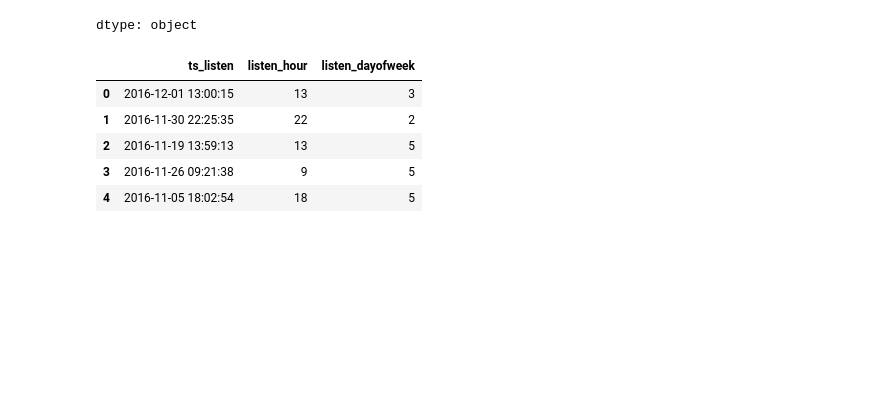
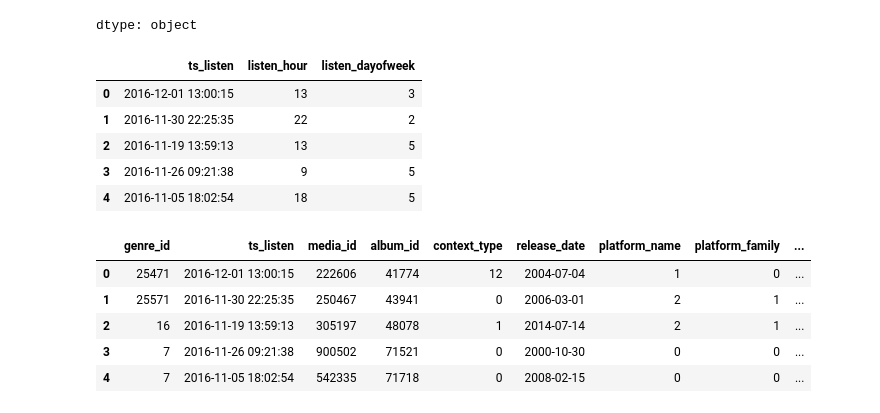
Before and after one commit to migub/recommender-systems, a Jupyter notebook: Data_Preparation.ipynb, the cells around one changed output. Drawn from its saved outputs; the diff is of its cells as text; code cells hidden in the pictures; blank space fills up the shorter version.

```diff
--- a/Data_Preparation.ipynb
+++ b/Data_Preparation.ipynb
@@ -119,4 +118,37 @@ display(data[['ts_listen', 'listen_hour', 'listen_dayofweek']].head())
 | 2 | 2016-11-19 13:59:13 | 13 | 5 |
 | 3 | 2016-11-26 09:21:38 | 9 | 5 |
 | 4 | 2016-11-05 18:02:54 | 18 | 5 |
+# %%
+## 6. Normalize Data
+# Function to remove outliers using IQR
+def remove_outliers(df, column):
+    Q1 = df[column].quantile(0.25)
+    Q3 = df[column].quantile(0.75)
+    IQR = Q3 - Q1
+    lower_bound = Q1 - 1.5 * IQR
+    upper_bound = Q3 + 1.5 * IQR
+    return df[(df[column] >= lower_bound) & (df[column] <= upper_bound)]
+
+# Remove outliers from media_duration and user_age
+data = remove_outliers(data, 'media_duration')
+data = remove_outliers(data, 'user_age')
+
+# Select numerical columns to normalize (excluding ID columns)
+numerical_cols = ['media_duration', 'user_age']
+
+# Initialize the MinMaxScaler
+scaler = MinMaxScaler()
+
+# Apply normalization
+data[numerical_cols] = scaler.fit_transform(data[numerical_cols])
+
+# Display normalized data
+display(data.head())
+# %% [output]
+|  | genre_id | ts_listen | media_id | album_id | context_type | release_date | platform_name | platform_family | ... |
+| 0 | 25471 | 2016-12-01 13:00:15 | 222606 | 41774 | 12 | 2004-07-04 | 1 | 0 | ... |
+| 1 | 25571 | 2016-11-30 22:25:35 | 250467 | 43941 | 0 | 2006-03-01 | 2 | 1 | ... |
+| 2 | 16 | 2016-11-19 13:59:13 | 305197 | 48078 | 1 | 2014-07-14 | 2 | 1 | ... |
+| 3 | 7 | 2016-11-26 09:21:38 | 900502 | 71521 | 0 | 2000-10-30 | 0 | 0 | ... |
+| 4 | 7 | 2016-11-05 18:02:54 | 542335 | 71718 | 0 | 2008-02-15 | 0 | 0 | ... |
 # %%
```
Also changed, not shown: parts of 3 cells of this notebook.
